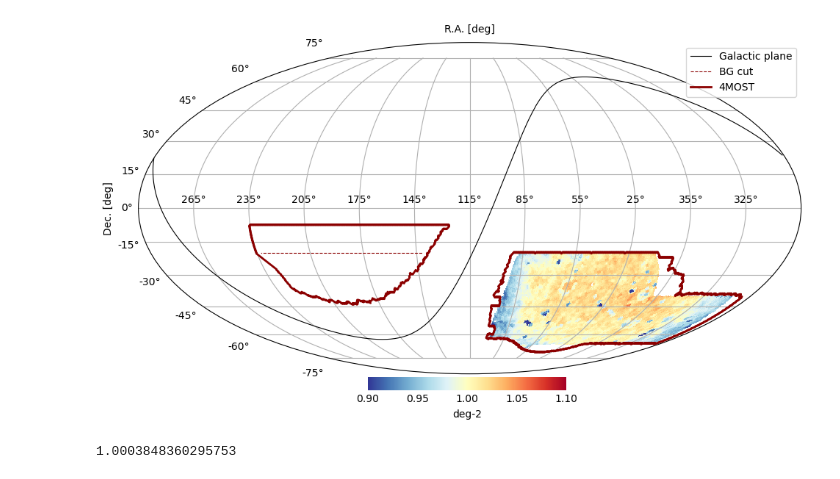
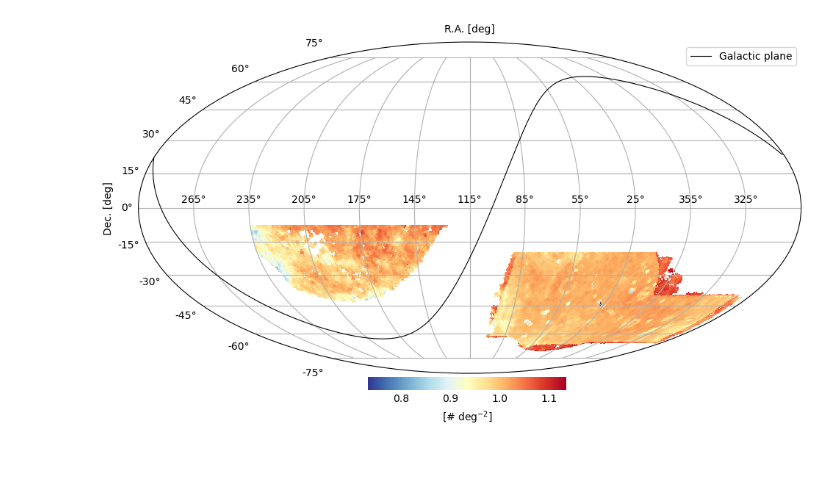
Before and after one commit to 4most-crs/4MOST_CRS_tools, a Jupyter notebook: systematic_regression.ipynb, the cells around one changed output. Saved outputs shown, nothing was run; the diff lists cells and outputs as text; code cells hidden in the pictures.

Commit message:
update plot_systmematics

```diff
--- a/systematic_regression.ipynb
+++ b/systematic_regression.ipynb
@@ -12,15 +13,10 @@ mask_pixmap = Catalog.read('/pscratch/sd/e/edmondc/antoine/Legacy_Imaging_DR10_f
 features_pixmap = Catalog.read('/pscratch/sd/e/edmondc/antoine/pixweight-dr10-128-new.fits')
 # %%
 nside=128
-tracer='BG'
+tracer='LRG'
 targets = utils.create_hp_map(target_4m_lrg['RA'], target_4m_lrg['DEC'], nside=nside, nest=True)
 
-w = utils.get_wmap(targets, features_pixmap, mask_pixmap, tracer=tracer, regions='DES')
+w = utils.get_wmap(targets, features_pixmap, mask_pixmap, tracer=tracer, regions=['DECALS', 'DES'])
+utils.plot_moll(w, nest=True)
+# %% [output]
+[figure, added]
-# %%
-utils.plot_moll(w, rot=115, min=0.9, max=1.1, desi_footprint=False, fourmost_footprint=True, label='deg-2', nest=True)
-# %% [output]
-[figure, removed]
-# %%
-w[w!=0].mean()
-# %% [output]
-1.0003848360295753
```
Also changed, not shown: parts of 6 cells of this notebook, 3 other files.
